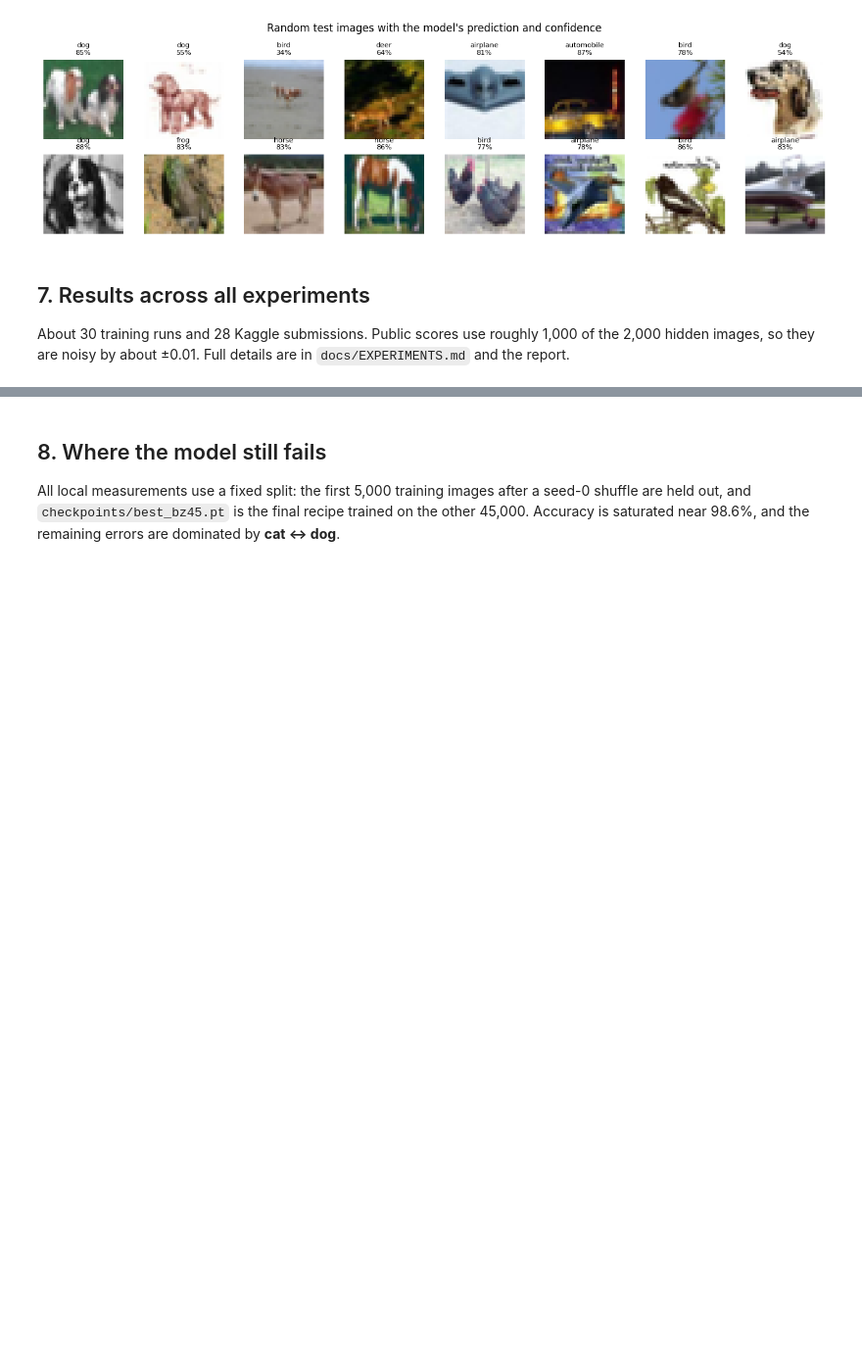
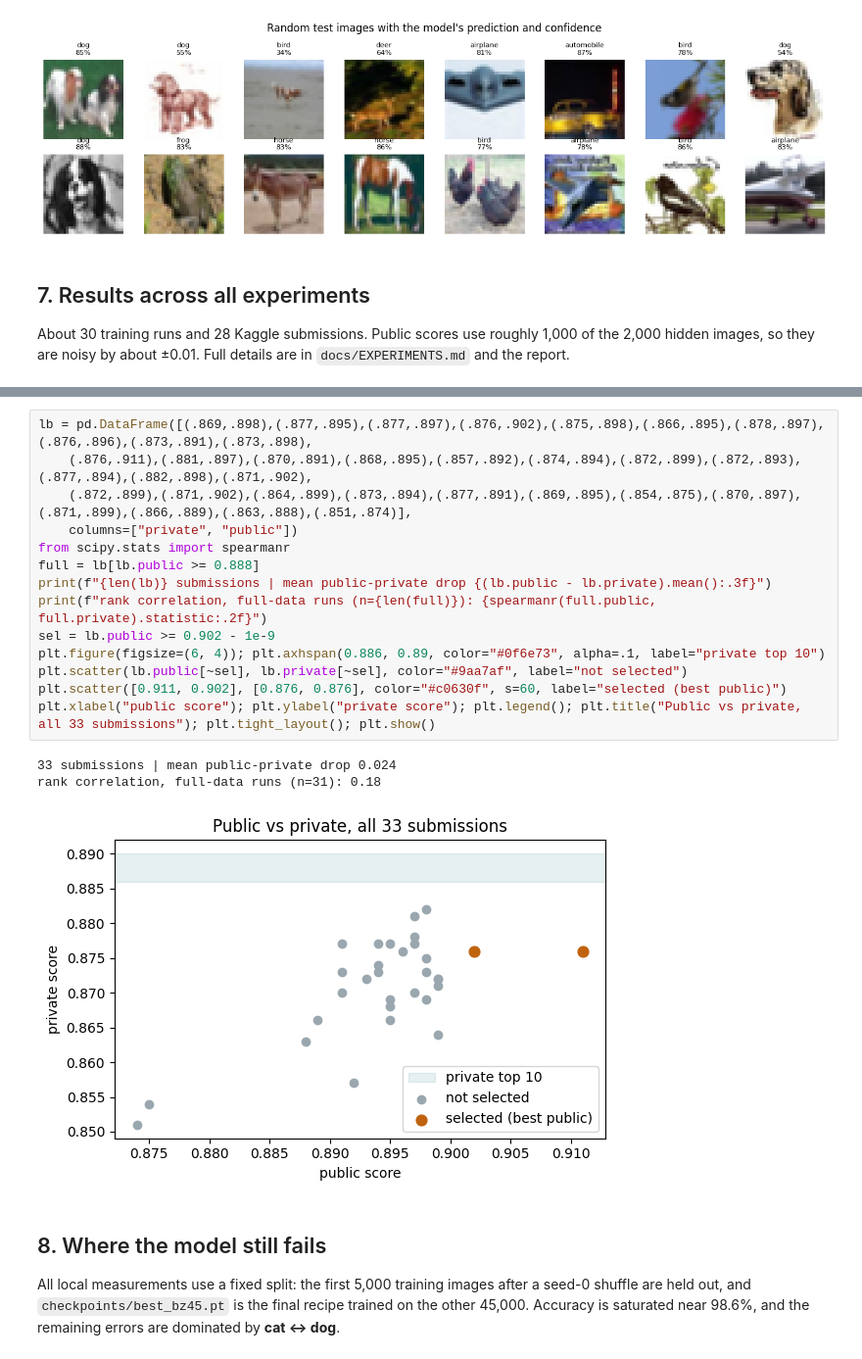
Before and after one commit to chetank03/resnet-cifar10-5m, a Jupyter notebook: ResNet_CIFAR10.ipynb, the cells around one changed output, grey strips where cells are left out. Shown at 98% size. Saved outputs shown, nothing was run; the diff lists cells and outputs as text; blank space fills up the shorter version.

```diff
--- a/ResNet_CIFAR10.ipynb
+++ b/ResNet_CIFAR10.ipynb
@@ -220,3 +226,21 @@ t2, 400 ep               0.8973  0.894  0.899
+# %%
+lb = pd.DataFrame([(.869,.898),(.877,.895),(.877,.897),(.876,.902),(.875,.898),(.866,.895),(.878,.897),(.876,.896),(.873,.891),(.873,.898),
+    (.876,.911),(.881,.897),(.870,.891),(.868,.895),(.857,.892),(.874,.894),(.872,.899),(.872,.893),(.877,.894),(.882,.898),(.871,.902),
+    (.872,.899),(.871,.902),(.864,.899),(.873,.894),(.877,.891),(.869,.895),(.854,.875),(.870,.897),(.871,.899),(.866,.889),(.863,.888),(.851,.874)],
+    columns=["private", "public"])
+from scipy.stats import spearmanr
+full = lb[lb.public >= 0.888]
+print(f"{len(lb)} submissions | mean public-private drop {(lb.public - lb.private).mean():.3f}")
+print(f"rank correlation, full-data runs (n={len(full)}): {spearmanr(full.public, full.private).statistic:.2f}")
+sel = lb.public >= 0.902 - 1e-9
+plt.figure(figsize=(6, 4)); plt.axhspan(0.886, 0.89, color="#0f6e73", alpha=.1, label="private top 10")
+plt.scatter(lb.public[~sel], lb.private[~sel], color="#9aa7af", label="not selected")
+plt.scatter([0.911, 0.902], [0.876, 0.876], color="#c0630f", s=60, label="selected (best public)")
+plt.xlabel("public score"); plt.ylabel("private score"); plt.legend(); plt.title("Public vs private, all 33 submissions"); plt.tight_layout(); plt.show()
+# %% [output]
+33 submissions | mean public-private drop 0.024
+rank correlation, full-data runs (n=31): 0.18
+[figure, added]
 # %% [markdown]
 ## 8. Where the model still fails
 
```
Also changed, not shown: parts of 6 cells of this notebook, 10 other files.
